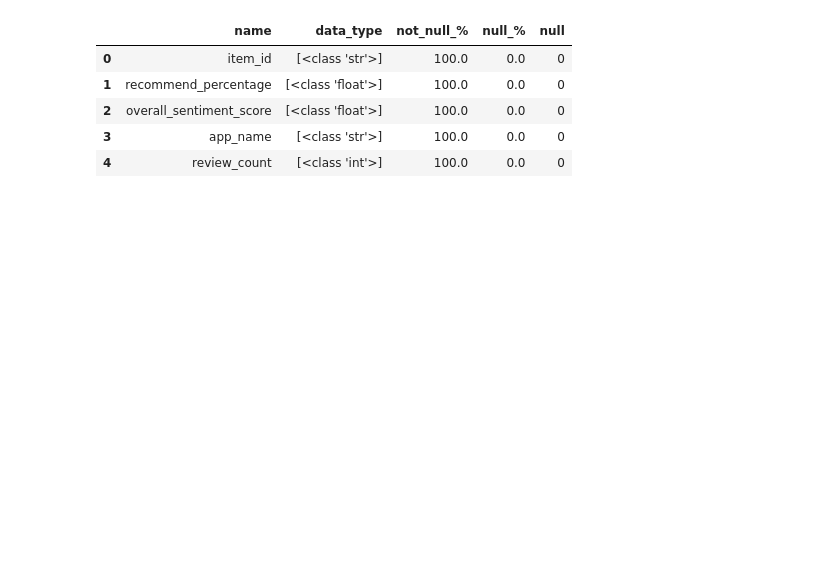
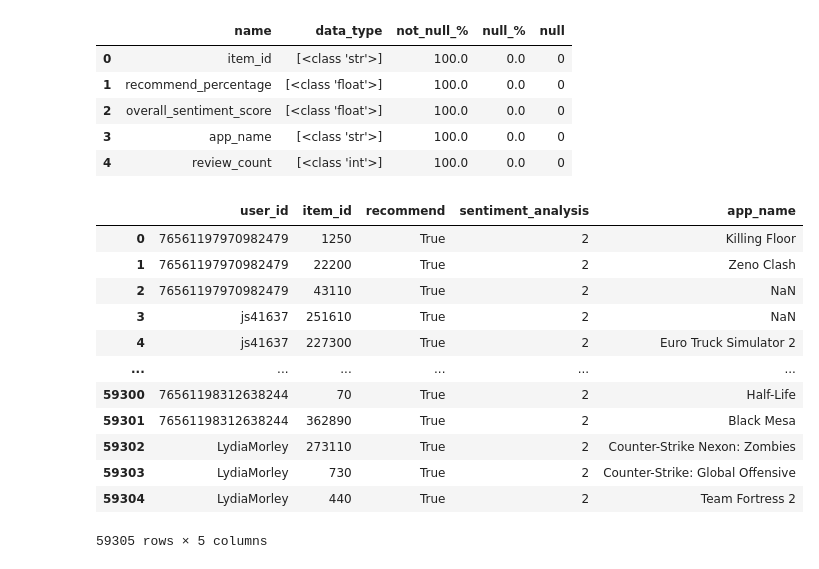
Before and after one commit to JBSosa/MLOps-Steam, a Jupyter notebook: EDA.ipynb, the cells around one changed output. Drawn from its saved outputs; the diff is of its cells as text; code cells hidden in the pictures; blank space fills up the shorter version.

```diff
--- a/EDA.ipynb
+++ b/EDA.ipynb
@@ -478,3 +491,19 @@ dataType(userReviewsExplodedDf)
 | 2 | overall_sentiment_score | [<class 'float'>] | 100.0 | 0.0 | 0 |
 | 3 | app_name | [<class 'str'>] | 100.0 | 0.0 | 0 |
 | 4 | review_count | [<class 'int'>] | 100.0 | 0.0 | 0 |
+# %%
+machineLearningDf
+# %% [output]
+|  | user_id | item_id | recommend | sentiment_analysis | app_name |
+| 0 | 76561197970982479 | 1250 | True | 2 | Killing Floor |
+| 1 | 76561197970982479 | 22200 | True | 2 | Zeno Clash |
+| 2 | 76561197970982479 | 43110 | True | 2 | NaN |
+| 3 | js41637 | 251610 | True | 2 | NaN |
+| 4 | js41637 | 227300 | True | 2 | Euro Truck Simulator 2 |
+| ... | ... | ... | ... | ... | ... |
+| 59300 | 76561198312638244 | 70 | True | 2 | Half-Life |
+| 59301 | 76561198312638244 | 362890 | True | 2 | Black Mesa |
+| 59302 | LydiaMorley | 273110 | True | 2 | Counter-Strike Nexon: Zombies |
+| 59303 | LydiaMorley | 730 | True | 2 | Counter-Strike: Global Offensive |
+| 59304 | LydiaMorley | 440 | True | 2 | Team Fortress 2 |
+59305 rows × 5 columns
```
Also changed, not shown: parts of 10 cells of this notebook, 4 other files.
